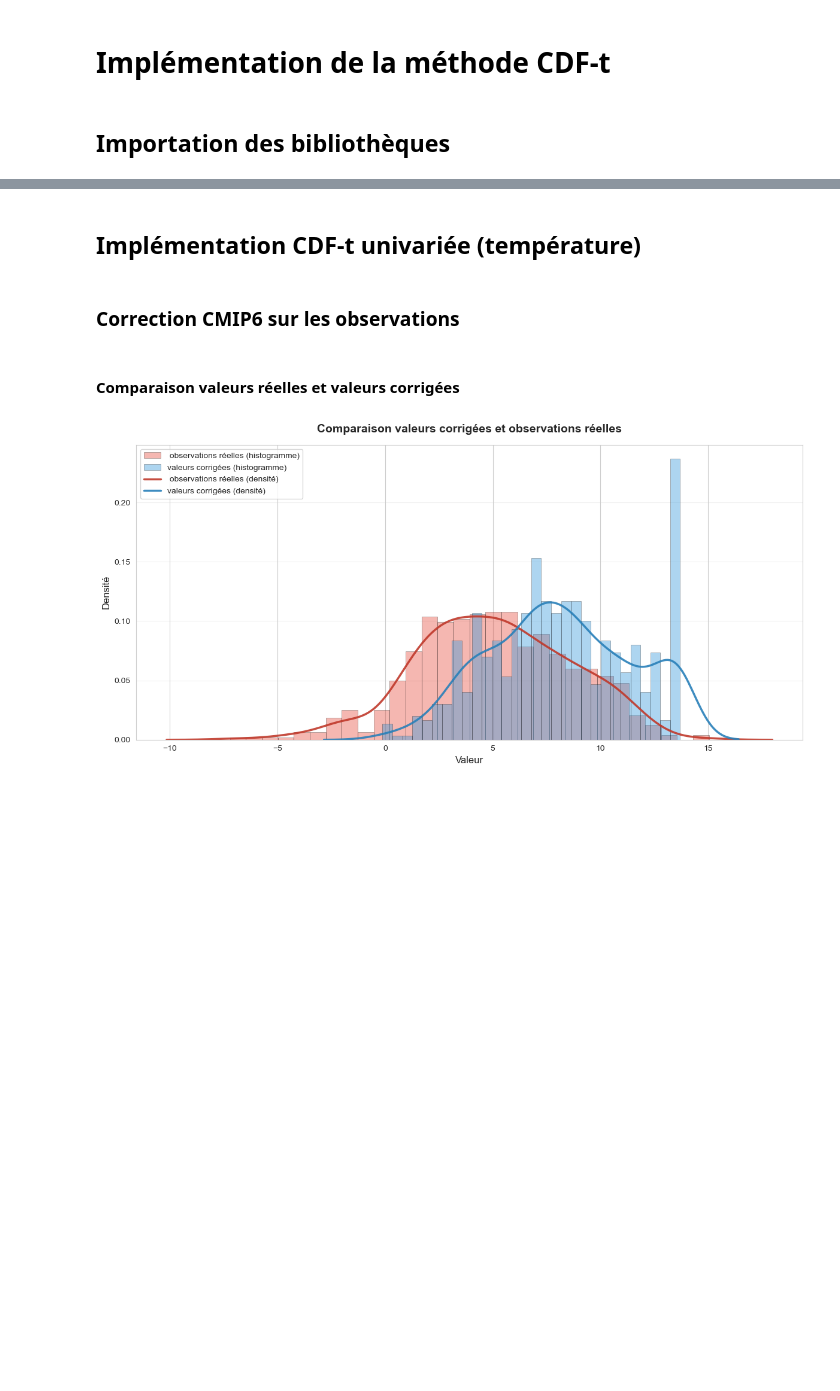
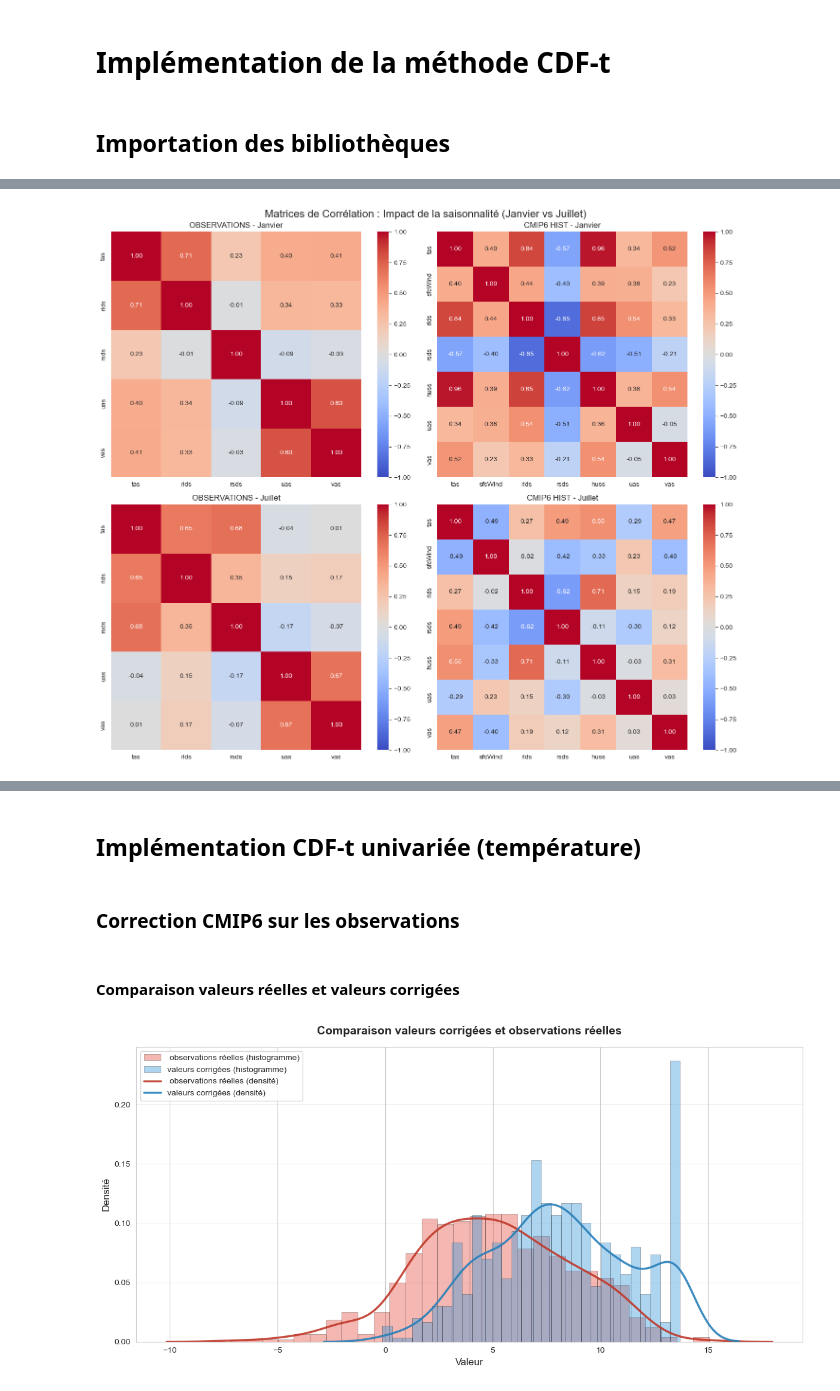
Before and after one commit to tristanczz/statapp_edf_25, a Jupyter notebook: CDF-t.ipynb, the cells around one changed output, grey strips where cells are left out. Cells and saved outputs as stored; diff of their text form; code cells hidden in the pictures; blank space fills up the shorter version.

```diff
--- a/CDF-t.ipynb
+++ b/CDF-t.ipynb
@@ -19,0 +124,56 @@ from scipy import stats
+# %%
+"""On ne concatène pas les mois pour éviter une erreur en mode biais de variable omise dans le sens où ça rajoute de la corrélation de
+mettre tous les mois ensemble car variables ont tendance à toutes changer saisons par saison,
+donc --> forte covariances, due à ce changement structurel métérologique"""
+"""----> on isole deux mois Hiver / été pour faire nos matrice de var covar"""
+
+# 1. Variables à étudier
+vars_cols_compl = ['tas', 'sfcWind', 'rlds', 'rsds', 'huss', 'uas', 'vas']
+vars_cols_sine = ['tas', 'rlds', 'rsds', 'uas', 'vas']
+
+# 2. Chargement des données (L'astuce est ici : on dit à pandas que la colonne 'date' est une vraie date)
+# Remplace 'date' par le vrai nom de ta colonne temporelle si besoin (ex: 'time')
+df_obs = pd.read_csv(path_obs, sep=';', parse_dates=['date'])
+df_cmip6 = pd.read_csv(path_CMIP6_hist, sep=';', parse_dates=['date'])
+
+# --- Filtre optionnel sur la période 1995-2014 ---
+df_obs = df_obs[(df_obs['date'].dt.year >= 1995) & (df_obs['date'].dt.year <= 2014)]
+df_cmip6 = df_cmip6[(df_cmip6['date'].dt.year >= 1995) & (df_cmip6['date'].dt.year <= 2014)]
+
+# 3. CRÉATION DES FILTRES MENSUELS
+# On isole uniquement les données de Janvier (mois 1) et Juillet (mois 7)
+df_obs_janv = df_obs[df_obs['date'].dt.month == 1]
+df_obs_juil = df_obs[df_obs['date'].dt.month == 7]
+
+df_cmip6_janv = df_cmip6[df_cmip6['date'].dt.month == 1]
+df_cmip6_juil = df_cmip6[df_cmip6['date'].dt.month == 7]
+
+# 4. CALCUL DES MATRICES DE CORRÉLATION (sur les mois isolés)
+mat_obs_janv = df_obs_janv[vars_cols_sine].corr()
+mat_cmip6_janv = df_cmip6_janv[vars_cols_compl].corr()
+
+mat_obs_juil = df_obs_juil[vars_cols_sine].corr()
+mat_cmip6_juil = df_cmip6_juil[vars_cols_compl].corr()
+
+# 5. AFFICHAGE GRAPHIQUE COMPARATIF (Hiver vs Été)
+fig, axes = plt.subplots(2, 2, figsize=(14, 12))
+fig.suptitle("Matrices de Corrélation (Janvier et Juillet) pour Observations et Modèle historiques", fontsize=16)
+
+# --- Ligne 1 : JANVIER ---
+sns.heatmap(mat_obs_janv, ax=axes[0, 0], annot=True, cmap="coolwarm", vmin=-1, vmax=1, fmt=".2f")
+axes[0, 0].set_title("OBSERVATIONS - Janvier")
+
+sns.heatmap(mat_cmip6_janv, ax=axes[0, 1], annot=True, cmap="coolwarm", vmin=-1, vmax=1, fmt=".2f")
+axes[0, 1].set_title("CMIP6 HIST - Janvier")
+
+# --- Ligne 2 : JUILLET ---
+sns.heatmap(mat_obs_juil, ax=axes[1, 0], annot=True, cmap="coolwarm", vmin=-1, vmax=1, fmt=".2f")
+axes[1, 0].set_title("OBSERVATIONS - Juillet")
+
+sns.heatmap(mat_cmip6_juil, ax=axes[1, 1], annot=True, cmap="coolwarm", vmin=-1, vmax=1, fmt=".2f")
+axes[1, 1].set_title("CMIP6 HIST - Juillet")
+
+plt.tight_layout()
+plt.show()
+# %% [output]
+[figure, added]
```
Also changed, not shown: parts of 6 cells of this notebook.
